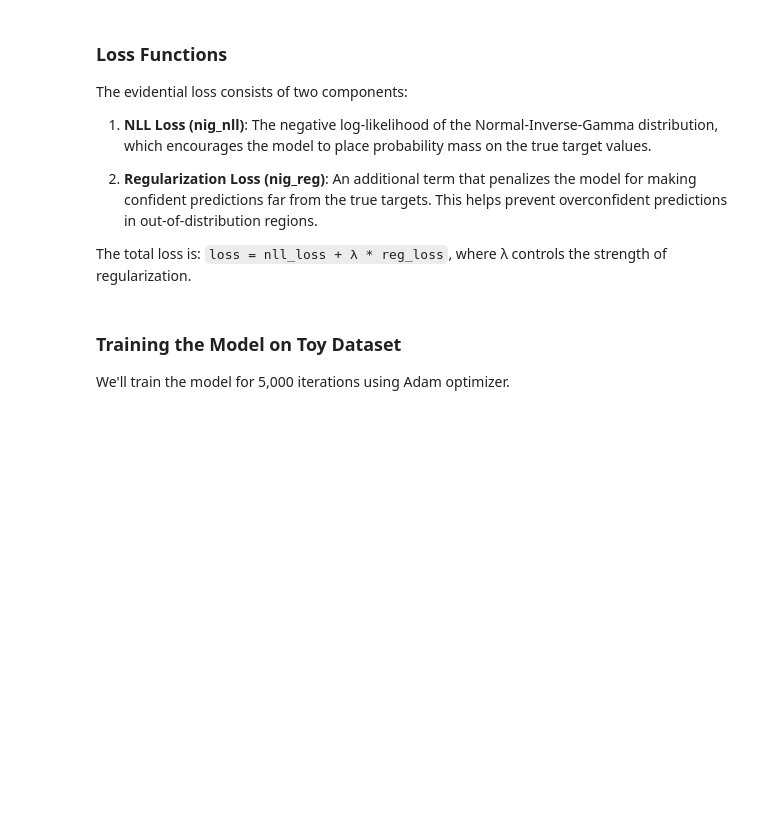
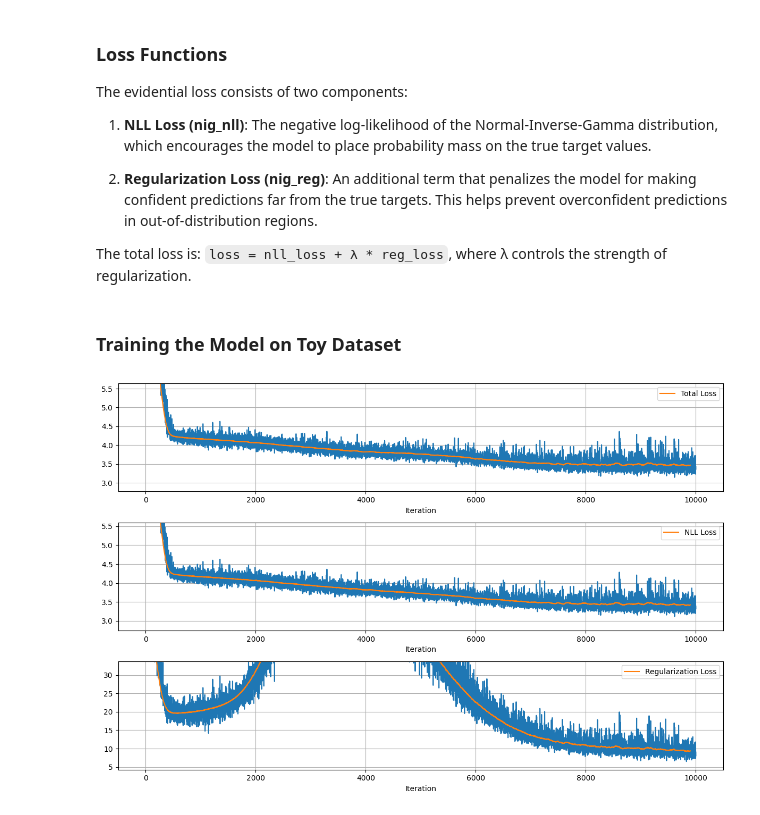
Before and after one commit to nimalu/evidential-deep-learning, a Jupyter notebook: deep-evidential-regression.ipynb, the cells around one changed output. Drawn from its saved outputs; the diff is of its cells as text; code cells hidden in the pictures; blank space fills up the shorter version.

```diff
--- a/deep-evidential-regression.ipynb
+++ b/deep-evidential-regression.ipynb
@@ -110,11 +115,14 @@ The model is a simple fully-connected network that outputs four parameters for e
 These parameters fully define the Normal-Inverse-Gamma posterior distribution. We apply softplus activation to ensure $v$, $\alpha$, and $\beta$ are positive, and add 1 to $\alpha$ to ensure $\alpha > 1$ (required for the uncertainty computations).
 # %%
 class RegressionMLP(nn.Module):
-    def __init__(self, input_dim=1, hidden_dim=64, layers=4):
+    def __init__(self, input_dim=1, hidden_dim=64, depth=4):
         super(RegressionMLP, self).__init__()
-        self.input_layer = nn.Linear(input_dim, hidden_dim)
+        self.input_layer = nn.Sequential(
+            nn.BatchNorm1d(input_dim),
+            nn.Linear(input_dim, hidden_dim),
+        )
         self.hidden_layers = nn.ModuleList(
-            [nn.Linear(hidden_dim, hidden_dim) for _ in range(layers - 1)]
+            [nn.Linear(hidden_dim, hidden_dim) for _ in range(depth - 1)]
         )
         self.output_layer = nn.Linear(hidden_dim, 4)
 
@@ -177,8 +185,16 @@ def evidential_loss(gamma, v, alpha, beta, y, reg_lambda):
     nll_loss = nig_nll(gamma, v, alpha, beta, y)
     reg_loss = nig_reg(gamma, v, alpha, beta, y)
     return nll_loss + reg_lambda * reg_loss, (nll_loss, reg_loss)
+
+def lambda_reg_schedule(iteration, total_iterations, max_lambda):
+    START = 0.4
+
+    # for 20% of the training keep lambda at 0
+    if iteration < START * total_iterations:
+        return 0.0
+    else:
+        # slowly increase lambda to max_lambda over the remaining iterations
+        return max_lambda * (iteration - START * total_iterations) / ((1 - START) * total_iterations)
 # %% [markdown]
 ### Training the Model on Toy Dataset
-
-We'll train the model for 5,000 iterations using Adam optimizer.
 # %%
@@ -218,18 +238,35 @@ loss_history = np.array(
 # %%
+# convert history list to running average for smoother plots
+loss_history = np.array(loss_history)
+window_size = 100
+loss_history_smooth = np.array(
+    [
+        np.convolve(
+            loss_history[:, i], np.ones(window_size) / window_size, mode="valid"
+        )
+        for i in range(loss_history.shape[1])
+    ]
+).T
+
 # visualize training losses
 fig, axs = plt.subplots(3, 1, figsize=(12, 8))
-axs[0].plot(loss_history[:, 0], label="Total Loss")
-axs[1].plot(loss_history[:, 1], label="NLL Loss")
-axs[2].plot(loss_history[:, 2], label="Regularization Loss")
+for i in range(3):
+    axs[i].plot(loss_history[:, i])
+
+axs[0].plot(loss_history_smooth[:, 0], label="Total Loss")
+axs[1].plot(loss_history_smooth[:, 1], label="NLL Loss")
+axs[2].plot(loss_history_smooth[:, 2], label="Regularization Loss")
 for i, ax in enumerate(axs):
     ax.grid()
     ax.legend()
     ax.set_xlabel("Iteration")
     ax.set_ylim(
         np.percentile(loss_history[:, i], 0)
         - 0.1 * np.percentile(loss_history[:, i], 50),
         np.percentile(loss_history[:, i], 50) * 1.5,
     )
 
 fig.tight_layout()
+# %% [output]
+[figure, added]
 # %%
```
Also changed, not shown: parts of 22 cells of this notebook, 2 other files.
